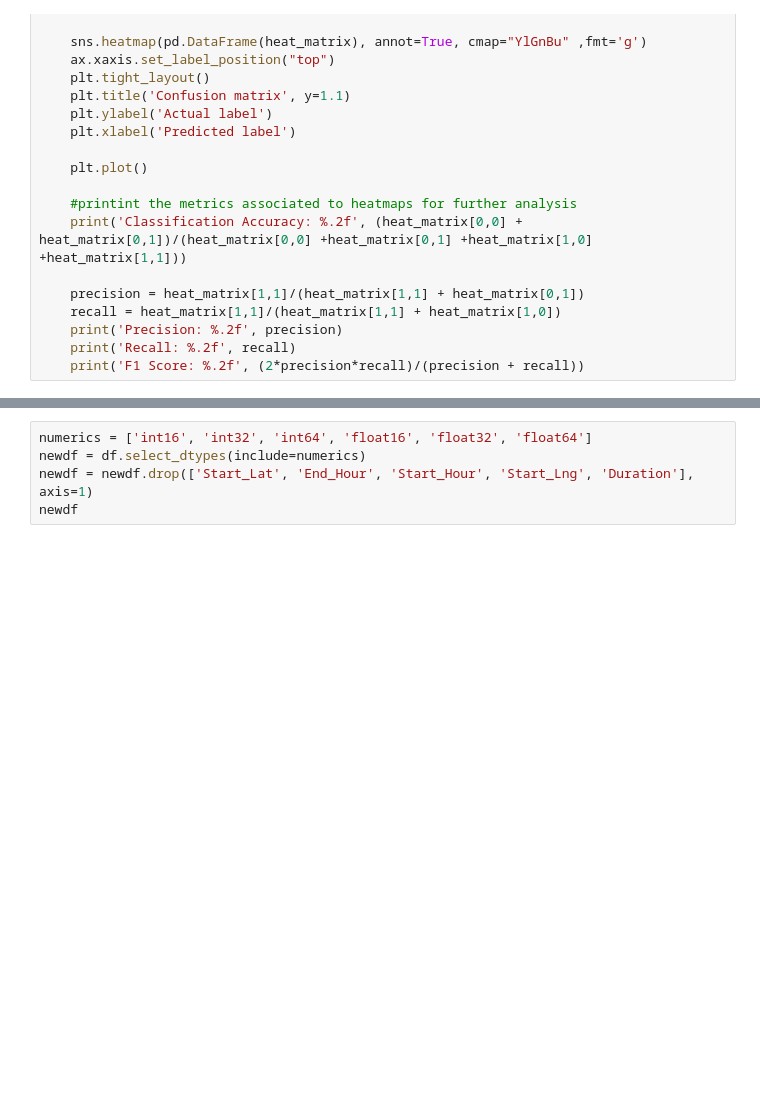
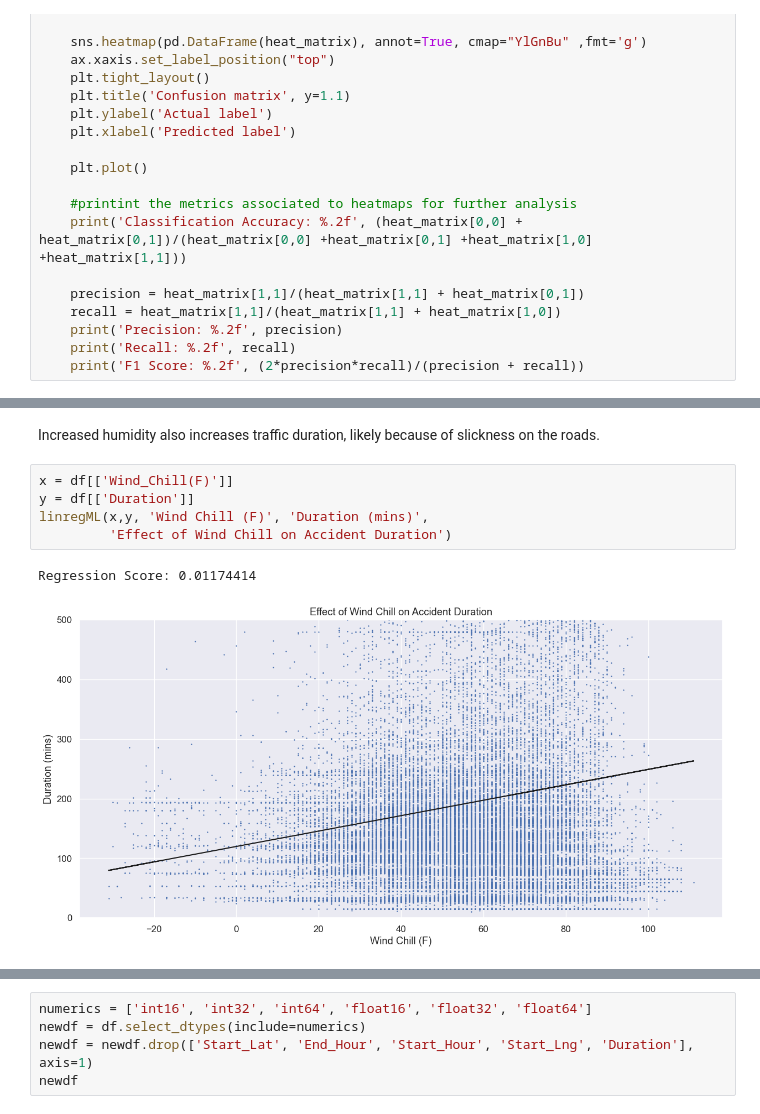
Before and after one commit to Anubis-vc/Anubis-vc.github.io, a Jupyter notebook: FinalProject.ipynb, the cells around one changed output, grey strips where cells are left out. Cells and saved outputs as stored; diff of their text form; blank space fills up the shorter version.

```diff
--- a/FinalProject.ipynb
+++ b/FinalProject.ipynb
@@ -529,0 +552,10 @@ Regression Score: 0.00002655
+# %% [markdown]
+Increased humidity also increases traffic duration, likely because of slickness on the roads.
+# %%
+x = df[['Wind_Chill(F)']]
+y = df[['Duration']]
+linregML(x,y, 'Wind Chill (F)', 'Duration (mins)',
+         'Effect of Wind Chill on Accident Duration')
+# %% [output]
+Regression Score: 0.01174414
+[figure, added]
```
Also changed, not shown: parts of 49 cells of this notebook.
